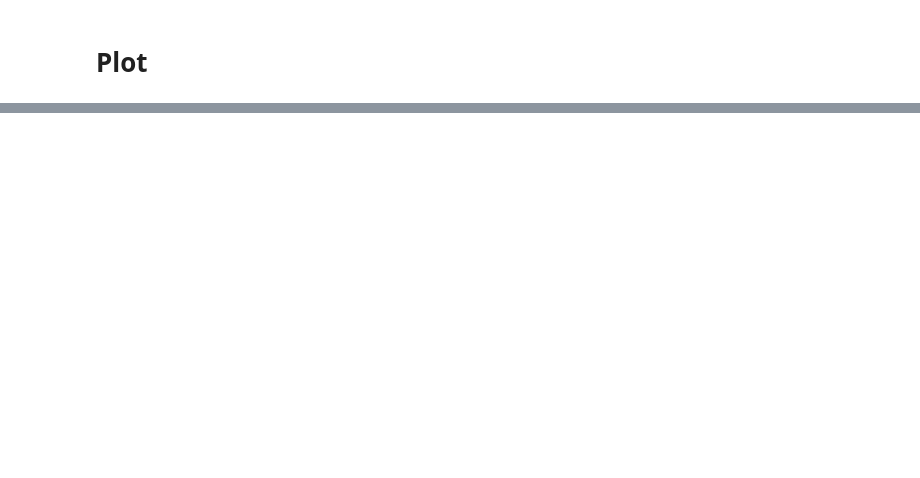
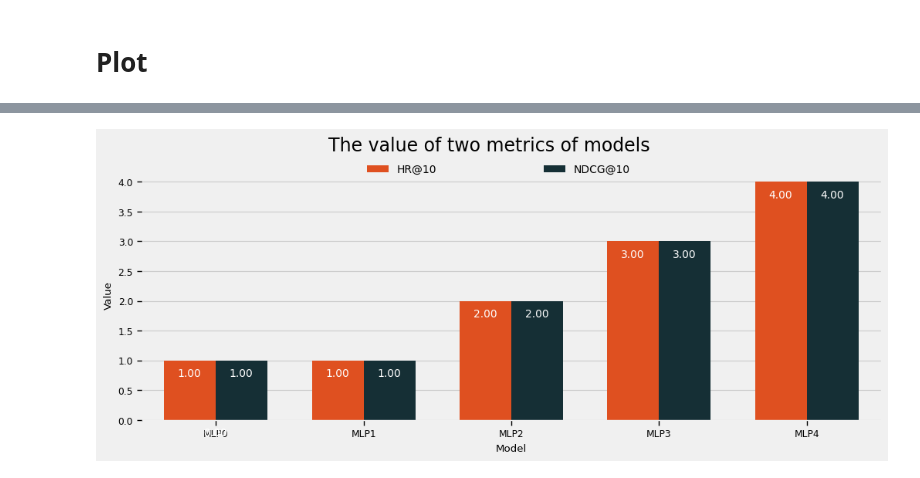
Before and after one commit to SUSTech-STA326/STA326_Assignment3, a Jupyter notebook: ass3.ipynb, the cells around one changed output, grey strips where cells are left out. Drawn from its saved outputs; the diff is of its cells as text; code cells hidden in the pictures; blank space fills up the shorter version.

```diff
--- a/ass3.ipynb
+++ b/ass3.ipynb
@@ -142,0 +287,10 @@ HR, NDCG
+# %%
+df2 = pd.DataFrame({
+    "Model": ["MLP0","MLP1","MLP2","MLP3","MLP4"],
+    "HR@10":[0.4538,0.5197,0.5197,3,4],
+    "NDCG@10":[0.2525,0.2901,2,3,4]
+})
+
+df2 = df2.loc[:,["HR@10","NDCG@10"]].stack().reset_index().rename(columns={"level_1":"Metric",0:"Value","level_0":"Model"})
+df2["Model"] = df2["Model"].map({0:"MLP0",1:"MLP1",2:"MLP2", 3:"MLP3",4:"MLP4"})
+df2
@@ -142,0 +309,23 @@ HR, NDCG
+# %%
+color_list2 = ["#ff4000","#10323a"]
+custom_palette2 = sns.color_palette(color_list2)
+
+with plt.style.context("fivethirtyeight"), sns.plotting_context(context="paper"):
+    fig = plt.figure(figsize=(11, 4))
+    bar = sns.barplot(data = df2,x = 'Model', y = 'Value', hue = 'Metric',width = 0.7,palette=custom_palette2)
+    plt.legend(bbox_to_anchor=(0.5,0.93),loc = "upper center",ncol = 2,fontsize = 10, frameon = False,bbox_transform=fig.transFigure , columnspacing = 10)
+    # plt.ylim(0,0.7)
+    plt.title("The value of two metrics of models",fontsize = 17,x = 0.47,y = 1.05)
+        # 在柱形图上标注数值
+    for p in bar.patches:
+        bar.annotate(format(p.get_height(), '.2f'),
+                     (p.get_x() + p.get_width() / 2., p.get_height()),
+                     ha = 'center', va = 'center',
+                     xytext = (-0.5, -12),
+                     textcoords = 'offset points',
+                     fontsize = 10,
+                     color = "white")
+    plt.show()
+    fig.savefig("report/MLP.svg")
+# %% [output]
+[figure, added]
```
Also changed, not shown: parts of 21 cells of this notebook, 8 other files.
